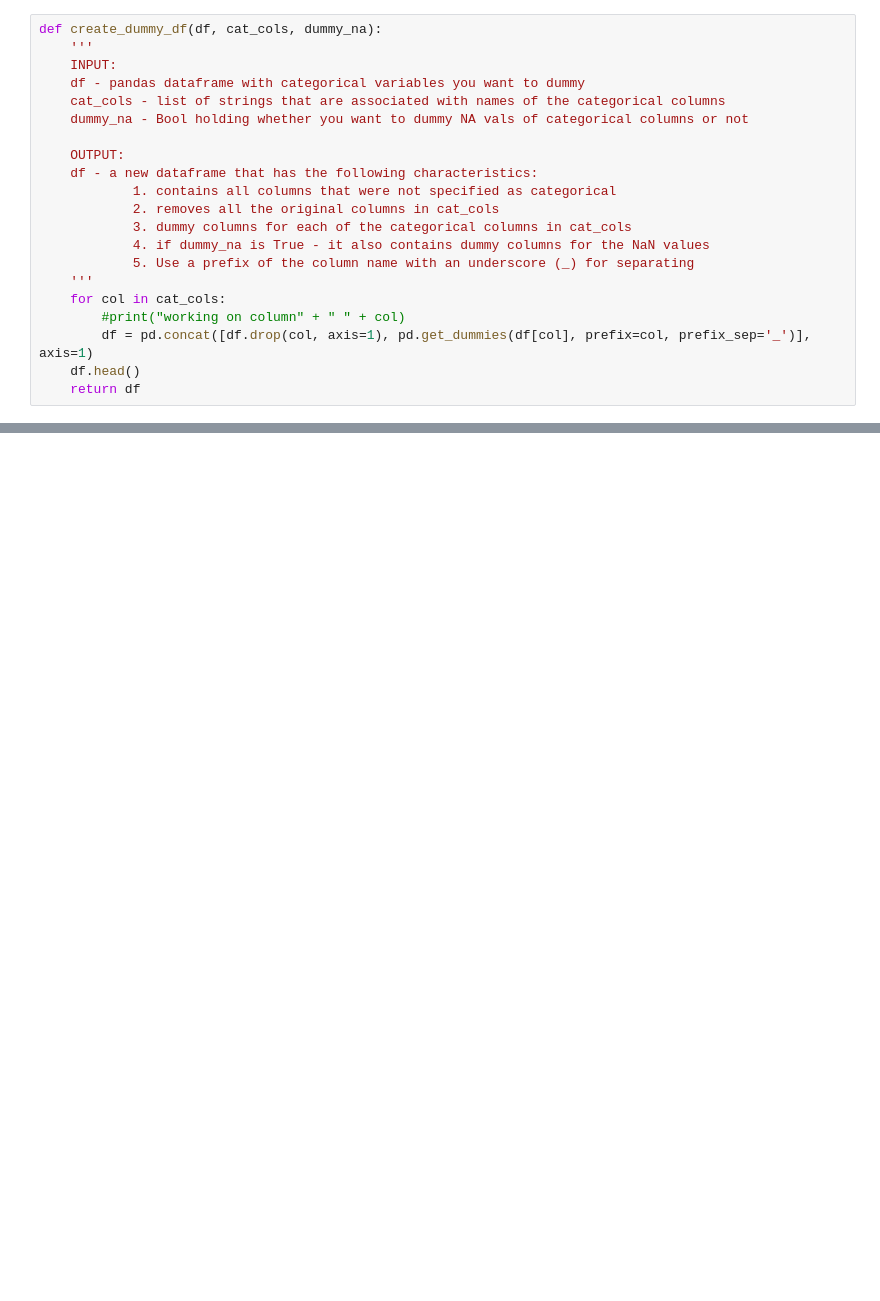
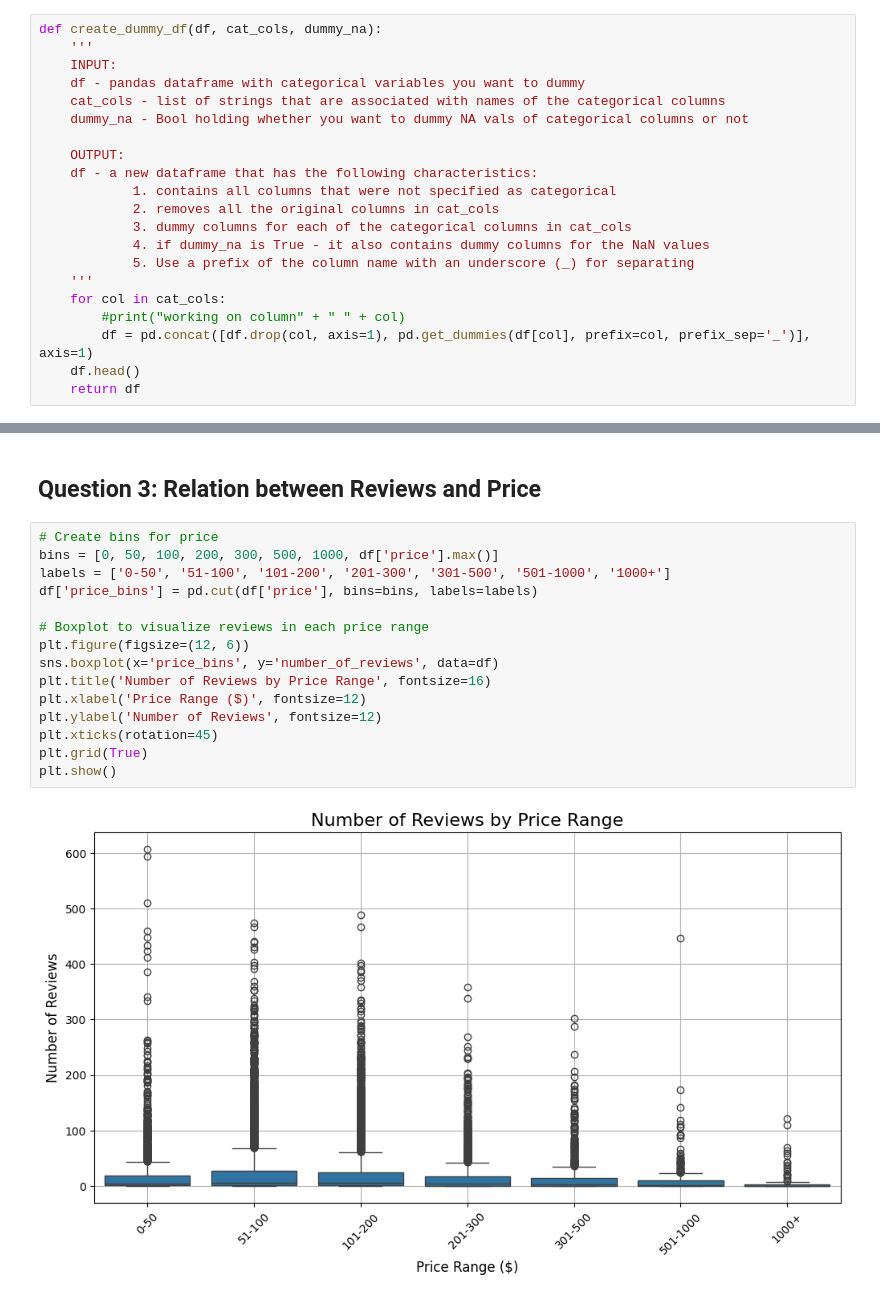
Before and after one commit to amitechno/datascienceproject1, a Jupyter notebook: ny.ipynb, the cells around one changed output, grey strips where cells are left out. Saved outputs shown, nothing was run; the diff lists cells and outputs as text; blank space fills up the shorter version.

```diff
--- a/ny.ipynb
+++ b/ny.ipynb
@@ -197,0 +291,19 @@ scaler instantiated
+# %% [markdown]
+## Question 3: Relation between Reviews and Price
+# %%
+# Create bins for price
+bins = [0, 50, 100, 200, 300, 500, 1000, df['price'].max()]
+labels = ['0-50', '51-100', '101-200', '201-300', '301-500', '501-1000', '1000+']
+df['price_bins'] = pd.cut(df['price'], bins=bins, labels=labels)
+
+# Boxplot to visualize reviews in each price range
+plt.figure(figsize=(12, 6))
+sns.boxplot(x='price_bins', y='number_of_reviews', data=df)
+plt.title('Number of Reviews by Price Range', fontsize=16)
+plt.xlabel('Price Range ($)', fontsize=12)
+plt.ylabel('Number of Reviews', fontsize=12)
+plt.xticks(rotation=45)
+plt.grid(True)
+plt.show()
+# %% [output]
+[figure, added]
```
Also changed, not shown: parts of 22 cells of this notebook, 5 other files.
